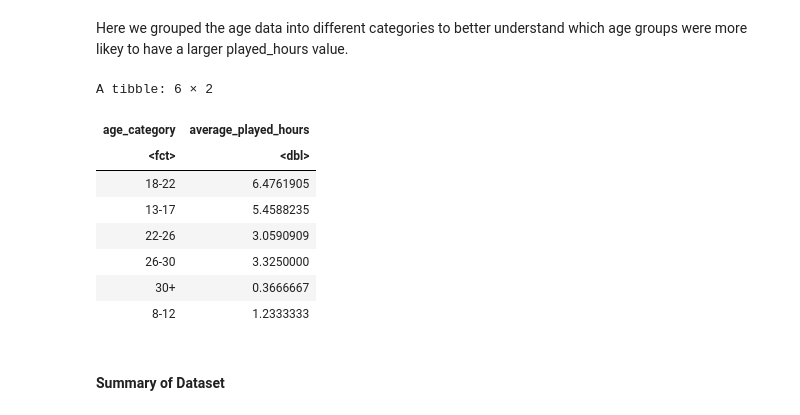
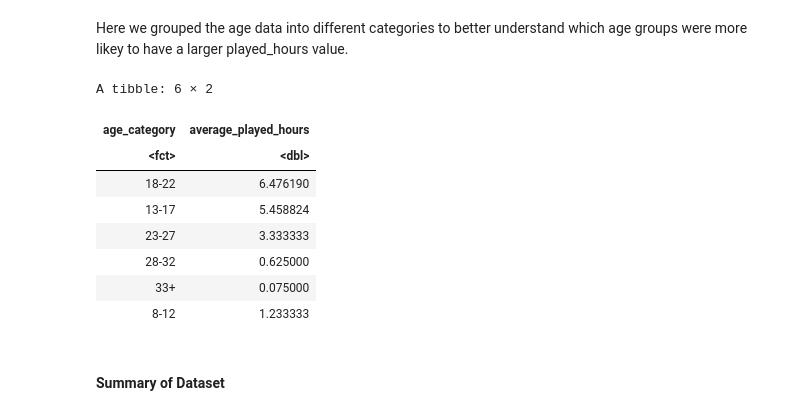
Before and after one commit to HunterBowie/dsci-100-group-005-19, a Jupyter notebook: report.ipynb, the cells around one changed output. Saved outputs shown, nothing was run; the diff lists cells and outputs as text; code cells hidden in the pictures.

```diff
--- a/report.ipynb
+++ b/report.ipynb
@@ -187,35 +187,35 @@ Here we grouped the age data into different categories to better understand whic
 # %%
 selected_hours_age <- players_train |>
     select(Age, played_hours) |>
     filter(!is.na(Age) & !is.na(played_hours))
 
 mutated_hours_age = mutate(selected_hours_age,
     age_category = as_factor(ifelse(Age < 8, "<8",
                 ifelse(Age >= 8 & Age <= 12, "8-12",
                 ifelse(Age >= 13 & Age <= 17, "13-17",
                 ifelse(Age >= 18 & Age <= 22, "18-22",
-                ifelse(Age >= 23 & Age <= 26, "22-26",
-                ifelse(Age >= 27 & Age <= 30, "26-30", "30+"))))))))
+                ifelse(Age >= 23 & Age <= 27, "23-27",
+                ifelse(Age >= 28 & Age <= 32, "28-32", "33+"))))))))
 
 grouped_hours_age <- mutated_hours_age |>
     group_by(age_category) |>
     summarize(average_played_hours = mean(played_hours))
 
 grouped_hours_age$age_category <- factor(grouped_hours_age$age_category,
-    levels = c("<8", "8-12", "13-17","18-22", "22-26", "26-30","30+"))
+    levels = c("<8", "8-12", "13-17","18-22", "23-27", "28-32","33+"))
 
 
 grouped_hours_age
 # %% [output]
 A tibble: 6 × 2
 | age_category | average_played_hours |
 | <fct> | <dbl> |
-| 18-22 | 6.4761905 |
-| 13-17 | 5.4588235 |
-| 22-26 | 3.0590909 |
-| 26-30 | 3.3250000 |
-| 30+ | 0.3666667 |
-| 8-12 | 1.2333333 |
+| 18-22 | 6.476190 |
+| 13-17 | 5.458824 |
+| 23-27 | 3.333333 |
+| 28-32 | 0.625000 |
+| 33+ | 0.075000 |
+| 8-12 | 1.233333 |
 # %% [markdown]
 #### Summary of Dataset
 # %% [markdown]
```
Also changed, not shown: parts of 14 cells of this notebook.
